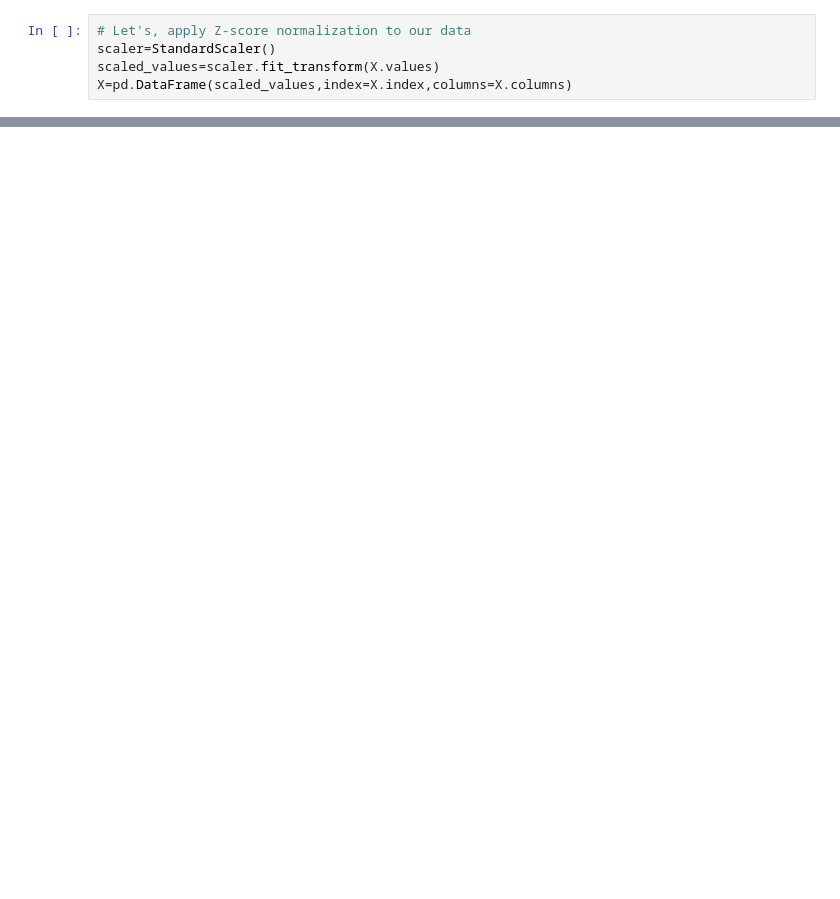
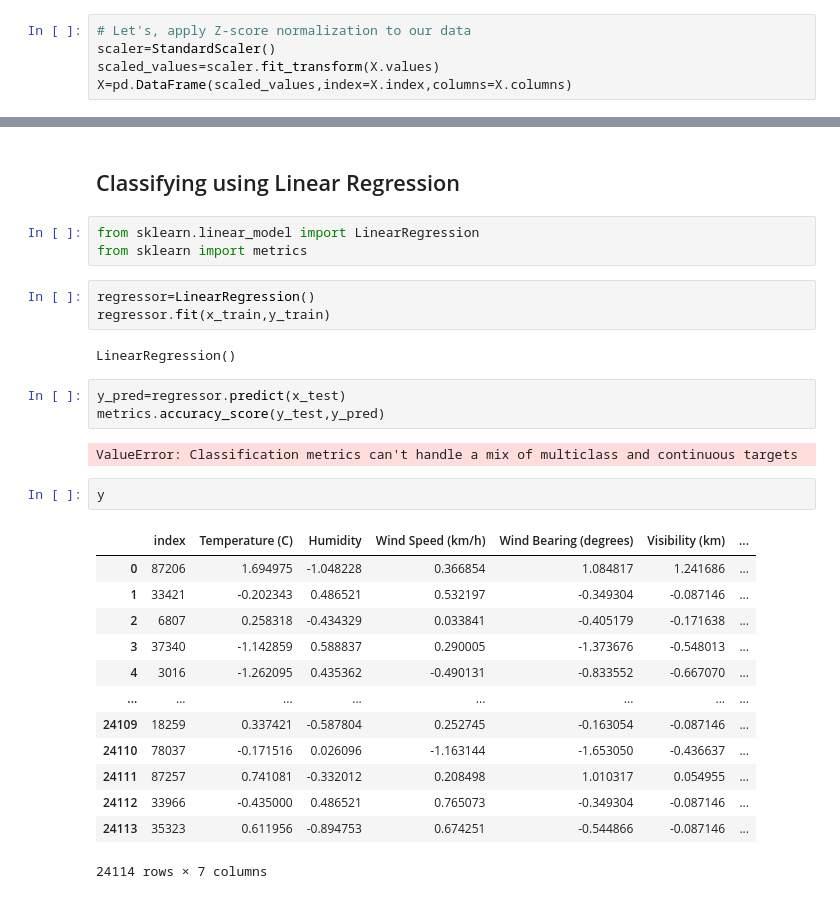
Before and after one commit to SATVIK2204/Data-Science-Projects, a Jupyter notebook: Linear Regression.ipynb, the cells around one changed output, grey strips where cells are left out. Drawn from its saved outputs; the diff is of its cells as text; blank space fills up the shorter version.

```diff
--- a/Linear Regression.ipynb
+++ b/Linear Regression.ipynb
@@ -174,0 +180,31 @@ plt.show()
+# %% [markdown]
+## Classifying using Linear Regression
+# %%
+from sklearn.linear_model import LinearRegression
+from sklearn import metrics
+# %%
+regressor=LinearRegression()
+regressor.fit(x_train,y_train)
+# %% [output]
+LinearRegression()
+# %%
+y_pred=regressor.predict(x_test)
+metrics.accuracy_score(y_test,y_pred)
+# %% [output]
+ValueError: Classification metrics can't handle a mix of multiclass and continuous targets
+# %%
+y
+# %% [output]
+|  | index | Temperature (C) | Humidity | Wind Speed (km/h) | Wind Bearing (degrees) | Visibility (km) | ... |
+| 0 | 87206 | 1.694975 | -1.048228 | 0.366854 | 1.084817 | 1.241686 | ... |
+| 1 | 33421 | -0.202343 | 0.486521 | 0.532197 | -0.349304 | -0.087146 | ... |
+| 2 | 6807 | 0.258318 | -0.434329 | 0.033841 | -0.405179 | -0.171638 | ... |
+| 3 | 37340 | -1.142859 | 0.588837 | 0.290005 | -1.373676 | -0.548013 | ... |
+| 4 | 3016 | -1.262095 | 0.435362 | -0.490131 | -0.833552 | -0.667070 | ... |
+| ... | ... | ... | ... | ... | ... | ... | ... |
+| 24109 | 18259 | 0.337421 | -0.587804 | 0.252745 | -0.163054 | -0.087146 | ... |
+| 24110 | 78037 | -0.171516 | 0.026096 | -1.163144 | -1.653050 | -0.436637 | ... |
+| 24111 | 87257 | 0.741081 | -0.332012 | 0.208498 | 1.010317 | 0.054955 | ... |
+| 24112 | 33966 | -0.435000 | 0.486521 | 0.765073 | -0.349304 | -0.087146 | ... |
+| 24113 | 35323 | 0.611956 | -0.894753 | 0.674251 | -0.544866 | -0.087146 | ... |
+24114 rows × 7 columns
```
Also changed, not shown: parts of 7 cells of this notebook.
